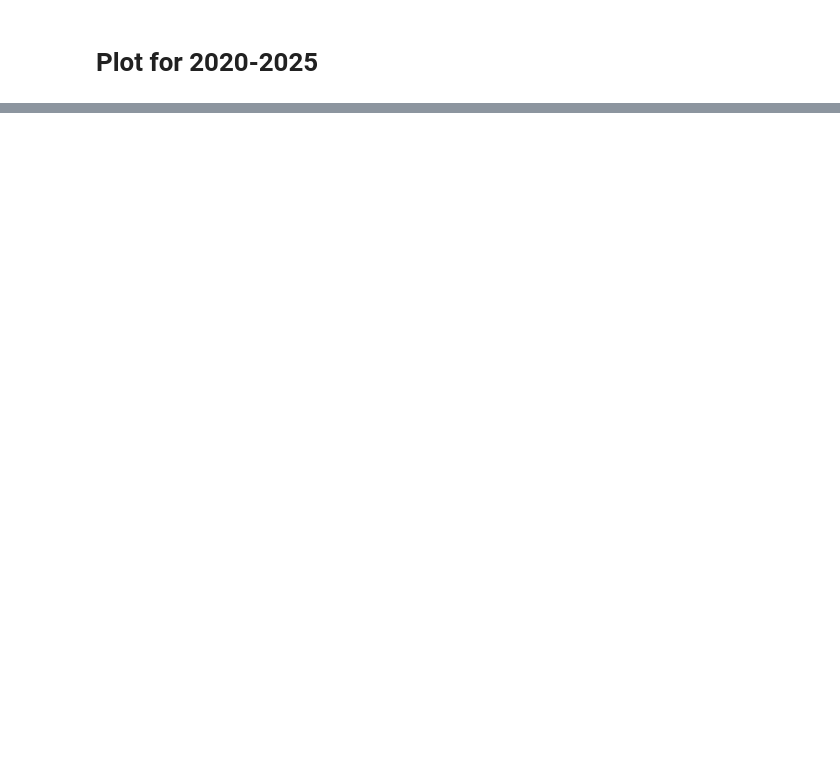
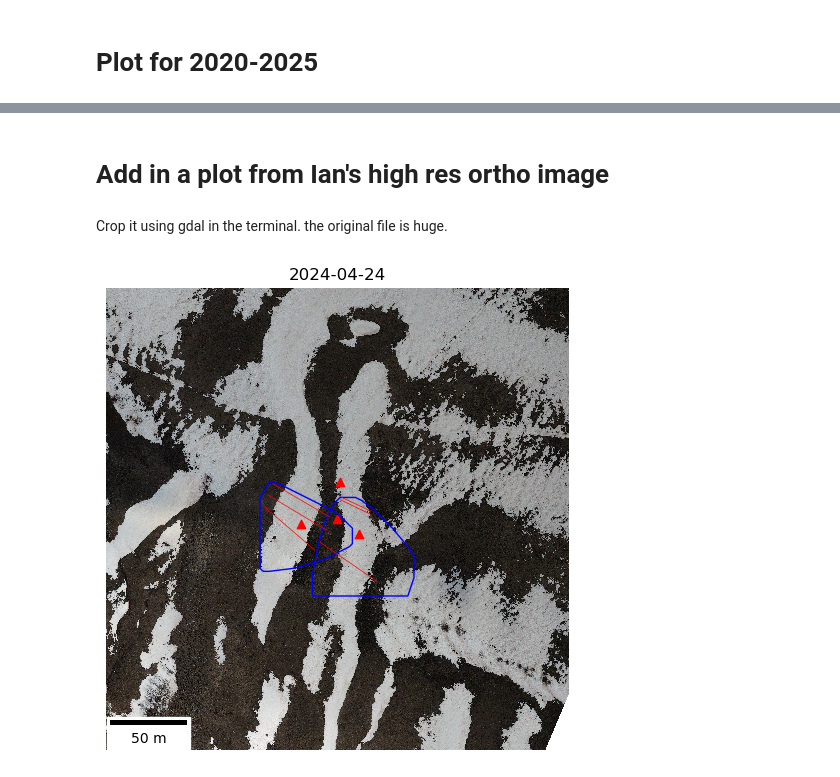
Before and after one commit to elischwat/sublimationofsnow, a Jupyter notebook: analysis/paper3/figure1_create.ipynb, the cells around one changed output, grey strips where cells are left out. Saved outputs shown, nothing was run; the diff lists cells and outputs as text; code cells hidden in the pictures; blank space fills up the shorter version.

```diff
--- a/analysis/paper3/figure1_create.ipynb
+++ b/analysis/paper3/figure1_create.ipynb
@@ -309,0 +302,4 @@ plt.show()
+# %% [markdown]
+# Add in a plot from Ian's high res ortho image
+# %% [markdown]
+Crop it using gdal in the terminal. the original file is huge.
@@ -309,0 +311,2 @@ plt.show()
+# %%
+ortho = rix.open_rasterio('ortho_small.tif')
@@ -309,0 +318,19 @@ plt.show()
+# %%
+# Plot the clipped RGB image
+fig, ax = plt.subplots(figsize=(6, 6))
+ortho.plot.imshow(ax=ax)
+ax.set_aspect('equal')
+ax.axis('off')  # Remove axis
+ax.set_title('2024-04-24')
+
+towers_gdf.plot(ax=ax, color='red', marker='^')
+scalebar = ScaleBar(1, location="lower left")
+ax.add_artist(scalebar)
+
+lidar_outline_gdf_l2.plot(ax=ax, alpha =1.0, edgecolor='blue', facecolor='none')
+lidar_outline_gdf_l6.plot(ax=ax, alpha =1.0, edgecolor='blue', facecolor='none')
+profile_lines_gdf.plot(ax=ax, alpha =1.0, edgecolor='red', facecolor='none', linewidth=0.5)
+
+plt.show()
+# %% [output]
+[figure, added]
```
Also changed, not shown: parts of 15 cells of this notebook, 2 other files.
